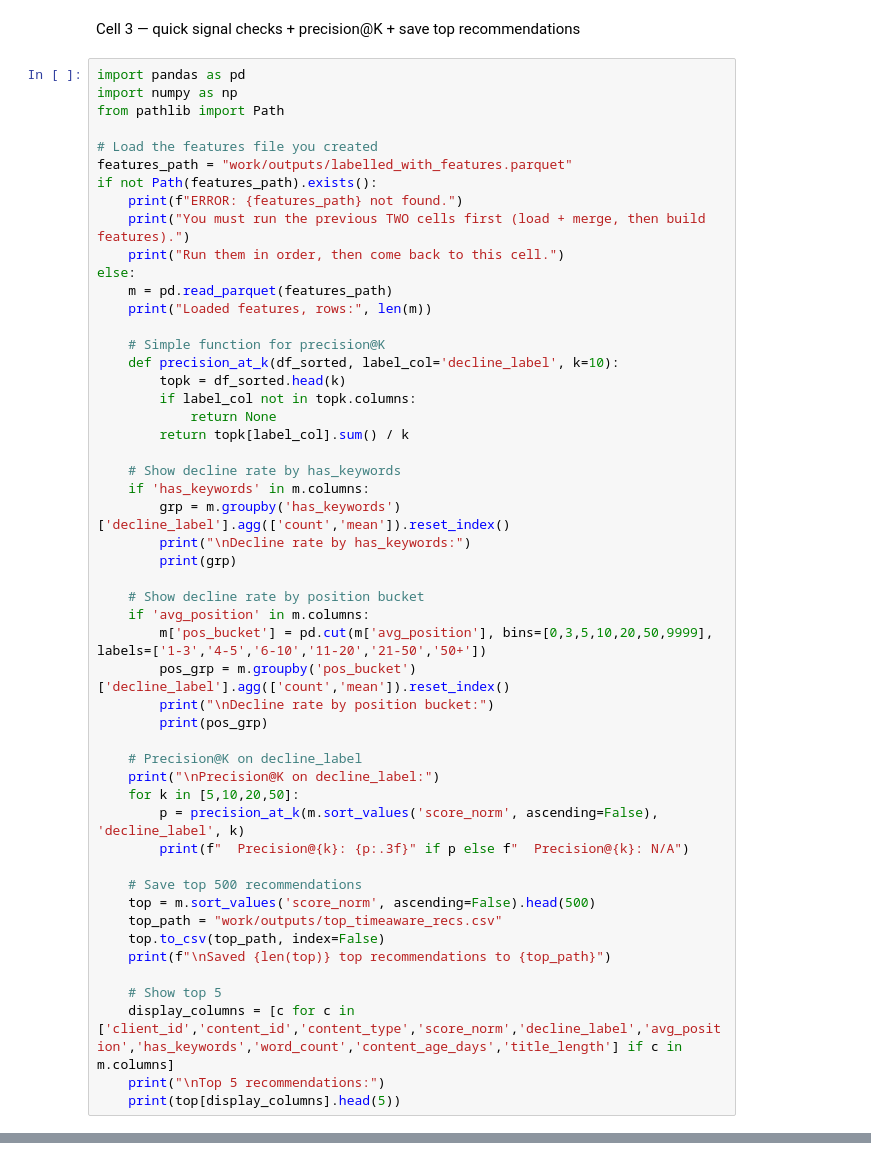
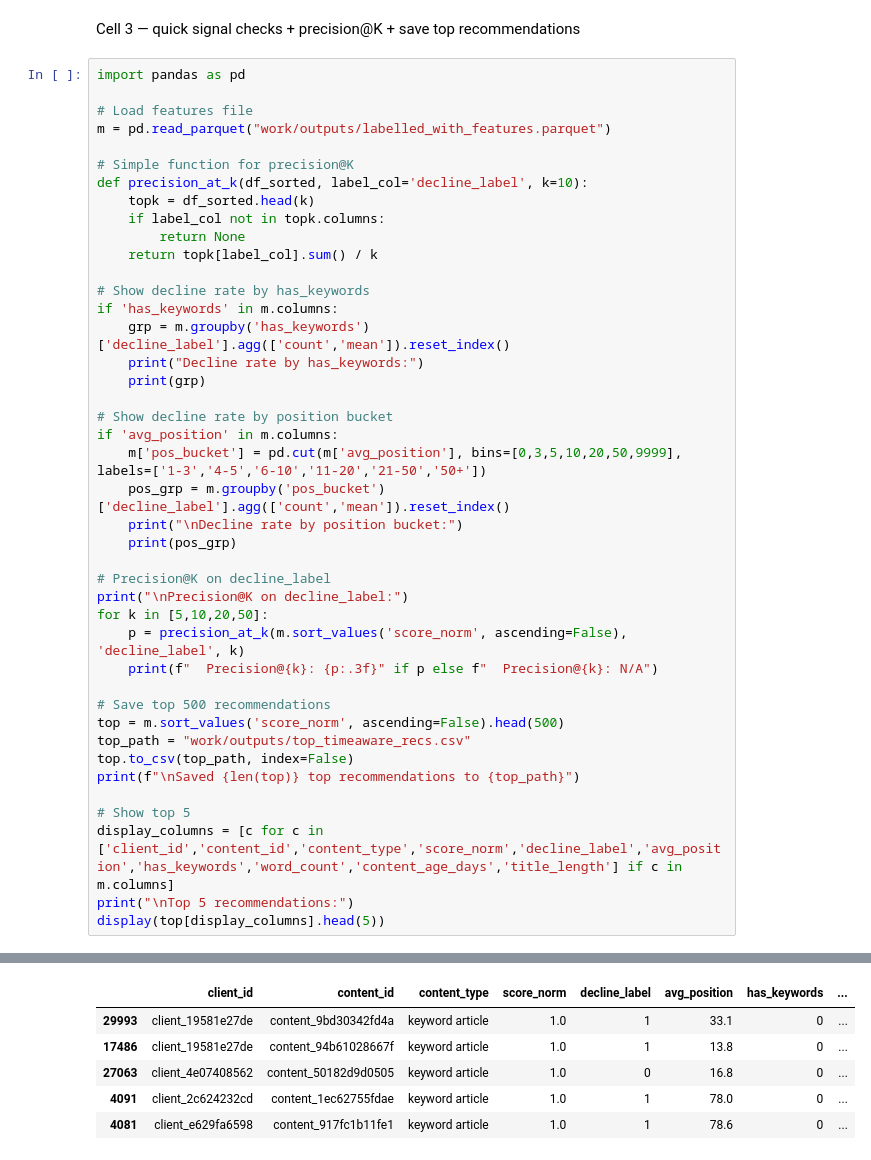
Before and after one commit to Noorulhuda-12/flyrank, a Jupyter notebook: flyrank_eda_ipynb_txt.ipynb, the cells around one changed output, grey strips where cells are left out. Cells and saved outputs as stored; diff of their text form.

```diff
--- a/flyrank_eda_ipynb_txt.ipynb
+++ b/flyrank_eda_ipynb_txt.ipynb
@@ -375,53 +366,44 @@ Ready to build features on 30000 rows
 Cell 3 — quick signal checks + precision@K + save top recommendations
 # %%
 import pandas as pd
-import numpy as np
-from pathlib import Path
 
-# Load the features file you created
-features_path = "work/outputs/labelled_with_features.parquet"
-if not Path(features_path).exists():
-    print(f"ERROR: {features_path} not found.")
-    print("You must run the previous TWO cells first (load + merge, then build features).")
-    print("Run them in order, then come back to this cell.")
-else:
-    m = pd.read_parquet(features_path)
-    print("Loaded features, rows:", len(m))
+# Load features file
+m = pd.read_parquet("work/outputs/labelled_with_features.parquet")
 
-    # Simple function for precision@K
-    def precision_at_k(df_sorted, label_col='decline_label', k=10):
-        topk = df_sorted.head(k)
-        if label_col not in topk.columns:
-            return None
-        return topk[label_col].sum() / k
+# Simple function for precision@K
+def precision_at_k(df_sorted, label_col='decline_label', k=10):
+    topk = df_sorted.head(k)
+    if label_col not in topk.columns:
+        return None
+    return topk[label_col].sum() / k
 
-    # Show decline rate by has_keywords
-    if 'has_keywords' in m.columns:
-        grp = m.groupby('has_keywords')['decline_label'].agg(['count','mean']).reset_index()
-        print("\nDecline rate by has_keywords:")
-        print(grp)
+# Show decline rate by has_keywords
+if 'has_keywords' in m.columns:
+    grp = m.groupby('has_keywords')['decline_label'].agg(['count','mean']).reset_index()
+    print("Decline rate by has_keywords:")
+    print(grp)
 
-    # Show decline rate by position bucket
-    if 'avg_position' in m.columns:
-        m['pos_bucket'] = pd.cut(m['avg_position'], bins=[0,3,5,10,20,50,9999], labels=['1-3','4-5','6-10','11-20','21-50','50+'])
-        pos_grp = m.groupby('pos_bucket')['decline_label'].agg(['count','mean']).reset_index()
-        print("\nDecline rate by position bucket:")
-        print(pos_grp)
+# Show decline rate by position bucket
+if 'avg_position' in m.columns:
+    m['pos_bucket'] = pd.cut(m['avg_position'], bins=[0,3,5,10,20,50,9999], labels=['1-3','4-5','6-10','11-20','21-50','50+'])
+    pos_grp = m.groupby('pos_bucket')['decline_label'].agg(['count','mean']).reset_index()
+    print("\nDecline rate by position bucket:")
+    print(pos_grp)
 
-    # Precision@K on decline_label
-    print("\nPrecision@K on decline_label:")
-    for k in [5,10,20,50]:
-        p = precision_at_k(m.sort_values('score_norm', ascending=False), 'decline_label', k)
-        print(f"  Precision@{k}: {p:.3f}" if p else f"  Precision@{k}: N/A")
+# Precision@K on decline_label
+print("\nPrecision@K on decline_label:")
+for k in [5,10,20,50]:
+    p = precision_at_k(m.sort_values('score_norm', ascending=False), 'decline_label', k)
+    print(f"  Precision@{k}: {p:.3f}" if p else f"  Precision@{k}: N/A")
 
-    # Save top 500 recommendations
-    top = m.sort_values('score_norm', ascending=False).head(500)
-    top_path = "work/outputs/top_timeaware_recs.csv"
-    top.to_csv(top_path, index=False)
-    print(f"\nSaved {len(top)} top recommendations to {top_path}")
+# Save top 500 recommendations
+top = m.sort_values('score_norm', ascending=False).head(500)
+top_path = "work/outputs/top_timeaware_recs.csv"
+top.to_csv(top_path, index=False)
+print(f"\nSaved {len(top)} top recommendations to {top_path}")
 
-    # Show top 5
-    display_columns = [c for c in ['client_id','content_id','content_type','score_norm','decline_label','avg_position','has_keywords','word_count','content_age_days','title_length'] if c in m.columns]
-    print("\nTop 5 recommendations:")
-    print(top[display_columns].head(5))
+# Show top 5
+display_columns = [c for c in ['client_id','content_id','content_type','score_norm','decline_label','avg_position','has_keywords','word_count','content_age_days','title_length'] if c in m.columns]
+print("\nTop 5 recommendations:")
+display(top[display_columns].head(5))
 # %% [output]
@@ -430,0 +427,6 @@ Run them in order, then come back to this cell.
+|  | client_id | content_id | content_type | score_norm | decline_label | avg_position | has_keywords | ... |
+| 29993 | client_19581e27de | content_9bd30342fd4a | keyword article | 1.0 | 1 | 33.1 | 0 | ... |
+| 17486 | client_19581e27de | content_94b61028667f | keyword article | 1.0 | 1 | 13.8 | 0 | ... |
+| 27063 | client_4e07408562 | content_50182d9d0505 | keyword article | 1.0 | 0 | 16.8 | 0 | ... |
+| 4091 | client_2c624232cd | content_1ec62755fdae | keyword article | 1.0 | 1 | 78.0 | 0 | ... |
+| 4081 | client_e629fa6598 | content_917fc1b11fe1 | keyword article | 1.0 | 1 | 78.6 | 0 | ... |
```
Also changed, not shown: parts of 5 cells of this notebook.
